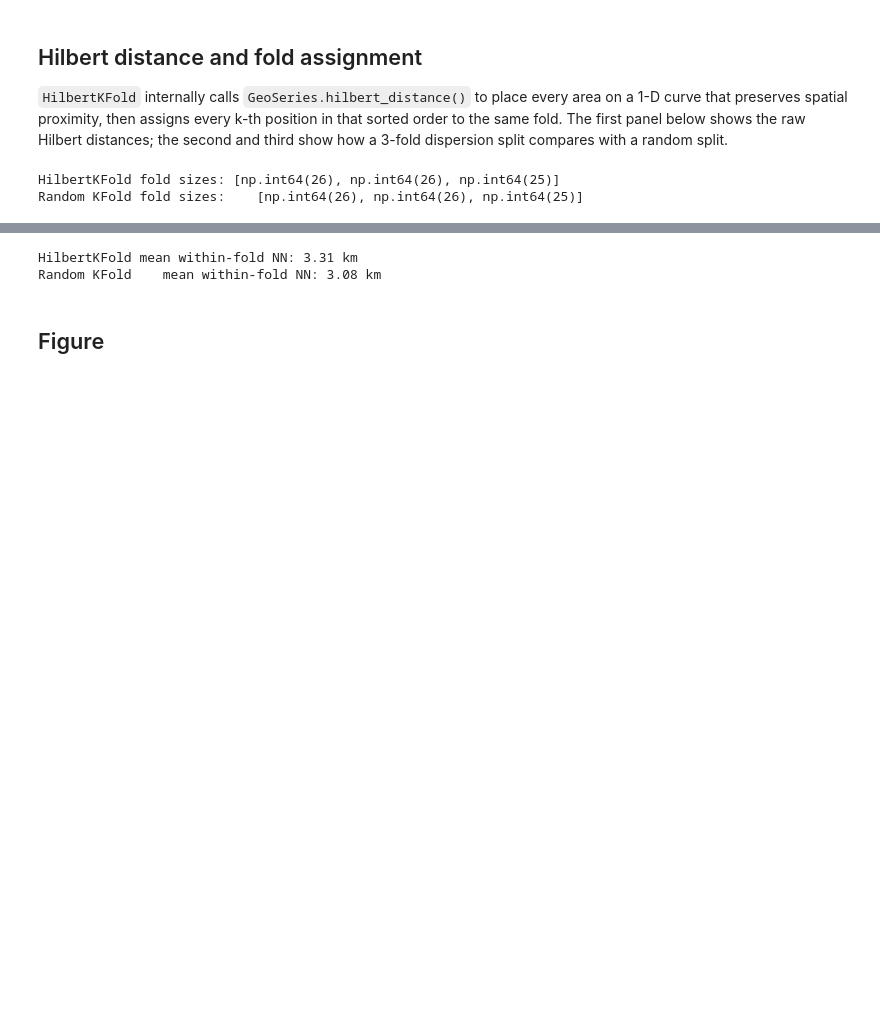
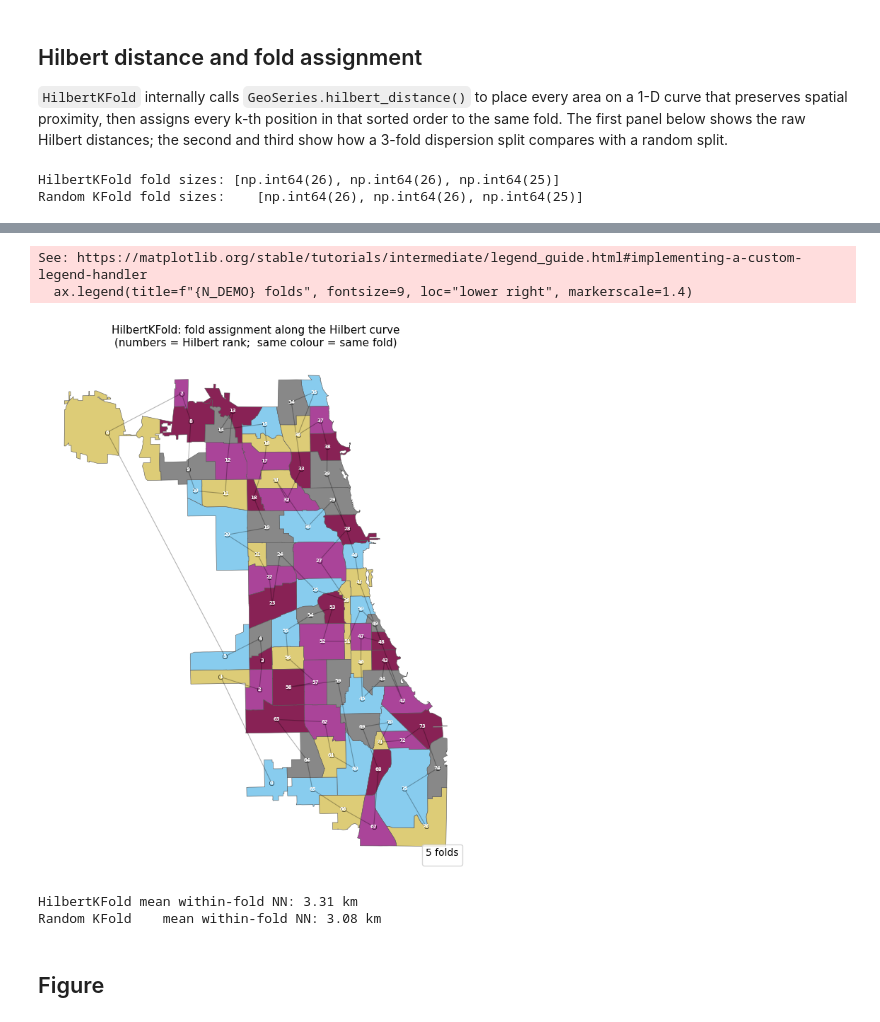
Before and after one commit to ljwolf/geovalidate, a Jupyter notebook: examples/hilbert_kfold.ipynb, the cells around one changed output, grey strips where cells are left out. Saved outputs shown, nothing was run; the diff lists cells and outputs as text; code cells hidden in the pictures; blank space fills up the shorter version.

Commit message:
update hilbert kfold notebook
coauthored with Claude Code

```diff
--- a/examples/hilbert_kfold.ipynb
+++ b/examples/hilbert_kfold.ipynb
@@ -58,3 +64,58 @@ Random KFold fold sizes:    [np.int64(26), np.int64(26), np.int64(25)]
+# %%
+N_DEMO = 5
+
+# Sort community areas by their Hilbert rank
+sorted_idx = numpy.argsort(chicago["hilbert_rank"].values)
+
+# Fold label = position-in-rank-order mod N_DEMO
+stride_labels = numpy.empty(len(chicago), dtype=int)
+for pos, area_i in enumerate(sorted_idx):
+    stride_labels[area_i] = pos % N_DEMO
+chicago["stride_fold"] = stride_labels
+
+# Centroid coordinates in Hilbert rank order (for drawing the path)
+centroids = chicago.geometry.centroid
+cx = centroids.x.values[sorted_idx]
+cy = centroids.y.values[sorted_idx]
+
+demo_colors = [colormaps.safe(i / (N_DEMO - 1)) for i in range(N_DEMO)]
+
+fig, ax = plt.subplots(figsize=(7, 8))
+
+# Polygons coloured by fold
+for fi in range(N_DEMO):
+    chicago[chicago.stride_fold == fi].plot(
+        ax=ax, color=demo_colors[fi], edgecolor="#555", linewidth=0.4,
+        label=f"fold {fi}",
+    )
+
+# Hilbert curve path through centroids
+ax.plot(cx, cy, color="k", linewidth=0.8, alpha=0.3, zorder=4)
+
+# Centroid dots coloured by fold, labelled with Hilbert rank
+for pos in range(len(sorted_idx)):
+    fi = pos % N_DEMO
+    ax.scatter(cx[pos], cy[pos], color=demo_colors[fi],
+               s=22, edgecolors="k", linewidths=0.4, zorder=5)
+    ax.annotate(
+        str(pos), (cx[pos], cy[pos]),
+        fontsize=5, ha="center", va="center",
+        color="white", fontweight="bold", zorder=6,
+    )
+
+ax.legend(title=f"{N_DEMO} folds", fontsize=9, loc="lower right", markerscale=1.4)
+ax.set_title(
+    "HilbertKFold: fold assignment along the Hilbert curve\n"
+    "(numbers = Hilbert rank;  same colour = same fold)",
+    fontsize=11,
+)
+ax.axis("off")
+plt.tight_layout()
+plt.show()
+# %% [output]
+See: https://matplotlib.org/stable/tutorials/intermediate/legend_guide.html#implementing-a-custom-legend-handler
+  ax.legend(title=f"{N_DEMO} folds", fontsize=9, loc="lower right", markerscale=1.4)
+[figure, added]
 # %%
 def mean_nn(labels, coords, n_splits):
     dists = []
```
Also changed, not shown: parts of 3 cells of this notebook.
